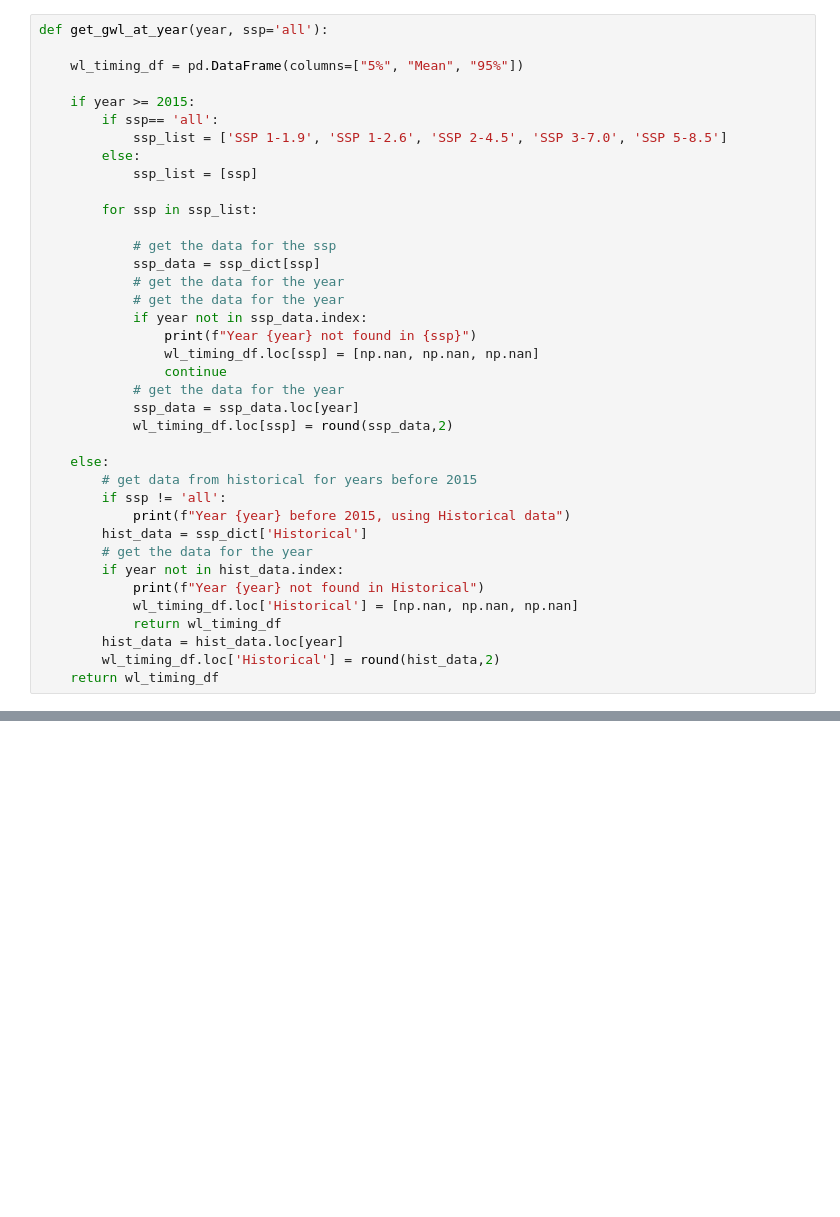
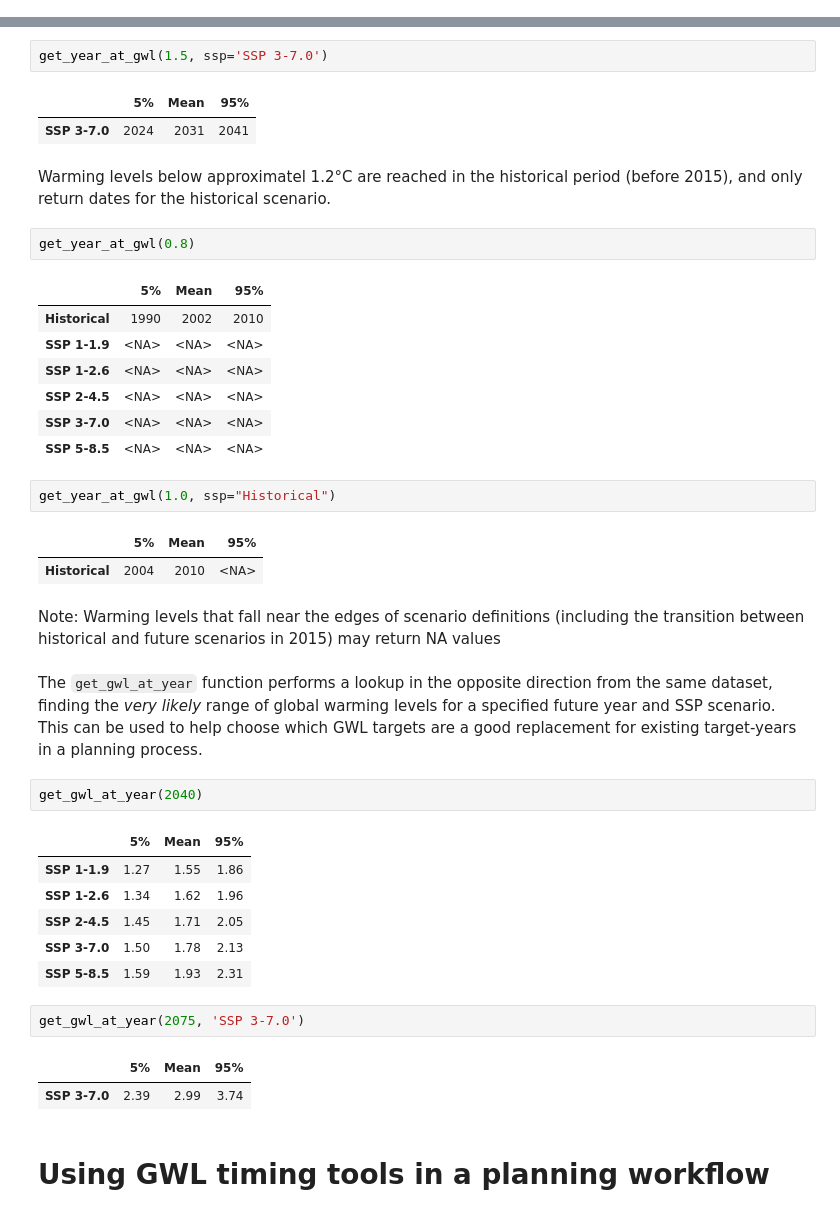
Before and after one commit to cal-adapt/cae-notebooks, a Jupyter notebook: work-in-progress/gwl_timing_tools.ipynb, the cells around one changed output, grey strips where cells are left out. Cells and saved outputs as stored; diff of their text form; blank space fills up the shorter version.

Commit message:
Full draft of timing tools notebook

````diff
--- a/work-in-progress/gwl_timing_tools.ipynb
+++ b/work-in-progress/gwl_timing_tools.ipynb
@@ -34,38 +0,0 @@ ssp_dict = {
-# %%
-def get_gwl_at_year(year, ssp='all'):
-
-    wl_timing_df = pd.DataFrame(columns=["5%", "Mean", "95%"])
-
-    if year >= 2015:
-        if ssp== 'all':
-            ssp_list = ['SSP 1-1.9', 'SSP 1-2.6', 'SSP 2-4.5', 'SSP 3-7.0', 'SSP 5-8.5']
-        else:
-            ssp_list = [ssp]
-
-        for ssp in ssp_list:
-
-            # get the data for the ssp
-            ssp_data = ssp_dict[ssp]
-            # get the data for the year
-            # get the data for the year
-            if year not in ssp_data.index:
-                print(f"Year {year} not found in {ssp}")
-                wl_timing_df.loc[ssp] = [np.nan, np.nan, np.nan]
-                continue
-            # get the data for the year
-            ssp_data = ssp_data.loc[year]
-            wl_timing_df.loc[ssp] = round(ssp_data,2)
-
-    else:
-        # get data from historical for years before 2015
-        if ssp != 'all':
-            print(f"Year {year} before 2015, using Historical data")
-        hist_data = ssp_dict['Historical']
-        # get the data for the year
-        if year not in hist_data.index:
-            print(f"Year {year} not found in Historical")
-            wl_timing_df.loc['Historical'] = [np.nan, np.nan, np.nan]
-            return wl_timing_df
-        hist_data = hist_data.loc[year]
-        wl_timing_df.loc['Historical'] = round(hist_data,2)
-    return wl_timing_df
@@ -182,0 +92,42 @@ get_year_at_gwl(3.2, 'SSP 5-8.5')
+# %%
+get_year_at_gwl(1.5, ssp='SSP 3-7.0')
+# %% [output]
+|  | 5% | Mean | 95% |
+| SSP 3-7.0 | 2024 | 2031 | 2041 |
+# %% [markdown]
+Warming levels below approximatel 1.2°C are reached in the historical period (before 2015), and only return dates for the historical scenario.
+# %%
+get_year_at_gwl(0.8)
+# %% [output]
+|  | 5% | Mean | 95% |
+| Historical | 1990 | 2002 | 2010 |
+| SSP 1-1.9 | <NA> | <NA> | <NA> |
+| SSP 1-2.6 | <NA> | <NA> | <NA> |
+| SSP 2-4.5 | <NA> | <NA> | <NA> |
+| SSP 3-7.0 | <NA> | <NA> | <NA> |
+| SSP 5-8.5 | <NA> | <NA> | <NA> |
+# %%
+get_year_at_gwl(1.0, ssp="Historical")
+# %% [output]
+|  | 5% | Mean | 95% |
+| Historical | 2004 | 2010 | <NA> |
+# %% [markdown]
+Note: Warming levels that fall near the edges of scenario definitions (including the transition between historical and future scenarios in 2015) may return NA values
+# %% [markdown]
+The ```get_gwl_at_year``` function performs a lookup in the opposite direction from the same dataset, finding the *very likely* range of global warming levels for a specified future year and SSP scenario. This can be used to help choose which GWL targets are a good replacement for existing target-years in a planning process.
+# %%
+get_gwl_at_year(2040)
+# %% [output]
+|  | 5% | Mean | 95% |
+| SSP 1-1.9 | 1.27 | 1.55 | 1.86 |
+| SSP 1-2.6 | 1.34 | 1.62 | 1.96 |
+| SSP 2-4.5 | 1.45 | 1.71 | 2.05 |
+| SSP 3-7.0 | 1.50 | 1.78 | 2.13 |
+| SSP 5-8.5 | 1.59 | 1.93 | 2.31 |
+# %%
+get_gwl_at_year(2075, 'SSP 3-7.0')
+# %% [output]
+|  | 5% | Mean | 95% |
+| SSP 3-7.0 | 2.39 | 2.99 | 3.74 |
+# %% [markdown]
+# Using GWL timing tools in a planning workflow
````
Also changed, not shown: parts of 32 cells of this notebook.
